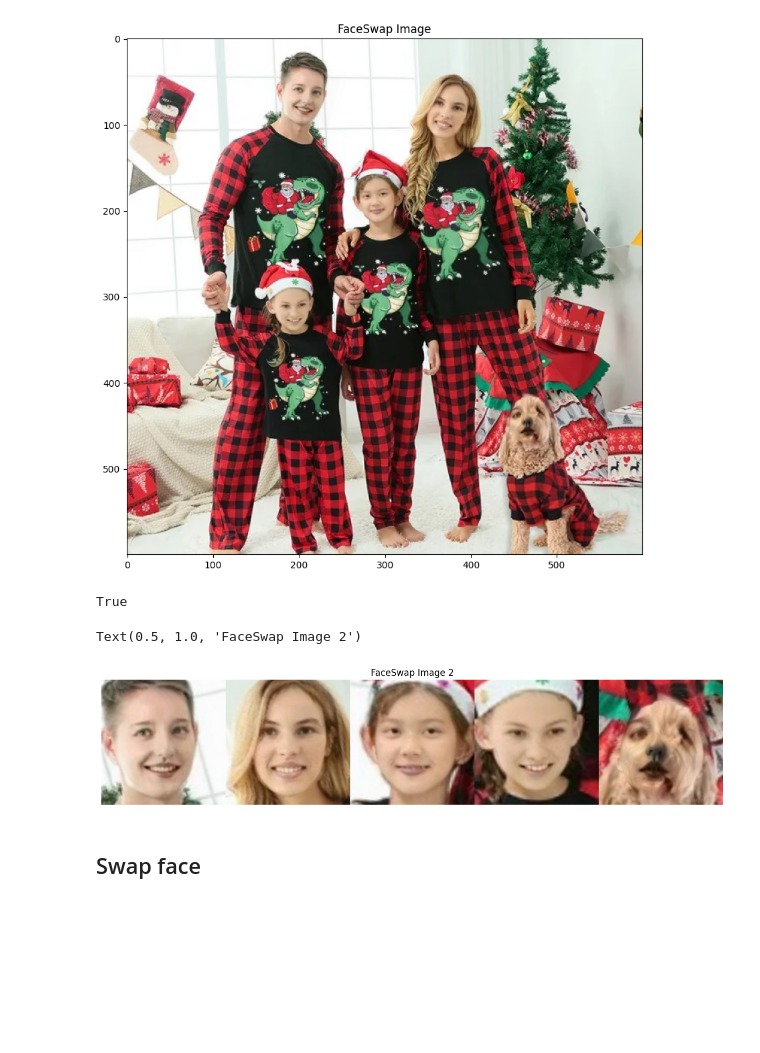
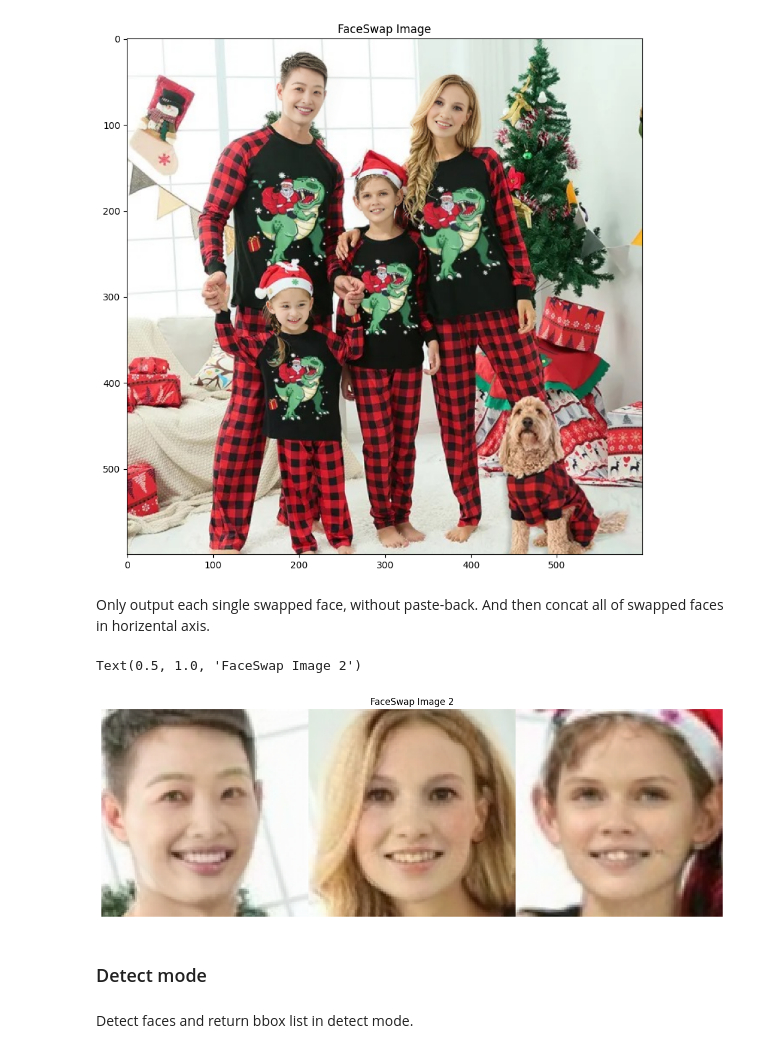
Before and after one commit to FMXExpress/cog-face-swap, a Jupyter notebook: notebook/Insightface_face_swap.ipynb, the cells around one changed output. Drawn from its saved outputs; the diff is of its cells as text; code cells hidden in the pictures; blank space fills up the shorter version.

```diff
--- a/notebook/Insightface_face_swap.ipynb
+++ b/notebook/Insightface_face_swap.ipynb
@@ -77,10 +120,11 @@ from insightface.data import get_image as ins_get_image
 assert insightface.__version__>='0.7'
 
 # Prepare the Face Analysis app
-app = FaceAnalysis(name='buffalo_l')
-app.prepare(ctx_id=0, det_size=(640, 640)) # ctx_id=0 means GPU/CUDA support
+face_analyzer = FaceAnalysis(name='buffalo_l')
+face_analyzer.prepare(ctx_id=0, det_size=(640, 640)) # ctx_id=0 means GPU/CUDA support
 # Load the face swapper model
 swapper = insightface.model_zoo.get_model('./checkpoints/inswapper_128.onnx', download=True, download_zip=True)
+face_enhancer = gfpgan.GFPGANer(model_path='./checkpoints/GFPGANv1.4.pth', upscale=1)
 # %% [output]
 Applied providers: ['CUDAExecutionProvider', 'CPUExecutionProvider'], with options: {'CPUExecutionProvider': {}, 'CUDAExecutionProvider': {'tunable_op_max_tuning_duration_ms': '0', 'enable_skip_layer_ ...
 find model: /root/.insightface/models/buffalo_l/1k3d68.onnx landmark_3d_68 ['None', 3, 192, 192] 0.0 1.0
@@ -187,26 +428,21 @@ plt.title('FaceSwap Image')
 # %% [output]
 Text(0.5, 1.0, 'FaceSwap Image')
 [figure]
-# %%
-# swap each target face areas with corresponding source face and append new faces as a list
-results = []
-for idx, face in enumerate(faces):
-    specific_src_face = src_face_representations[idx % len(src_face_representations)]
-    _img, _ = swapper.get(img, face, specific_src_face, paste_back=False)
-    results.append(_img)
-results = np.concatenate(results, axis=1)
-cv2.imwrite("mf_swapped2.jpg", results)
-# %% [output]
-True
+# %% [markdown]
+Only output each single swapped face, without paste-back. And then concat all of swapped faces in horizental axis.
+# %%
+target, src_faces = preprocess_image(model_faces_list, target_image, False)
+concat_image = swap_faces_output_concat(target, src_faces)
 # %%
 # Display the result image
+# OpenCV loads images in BGR format by default. We'll convert them to RGB to display them correctly in matplotlib.
+display_tmp = cv2.cvtColor(concat_image, cv2.COLOR_BGR2RGB)
+
 plt.figure(figsize=(15, 5))
 plt.plot(1, 5)
-plt.imshow(results)
+plt.imshow(display_tmp)
 plt.axis('off')
 plt.title('FaceSwap Image 2')
 # %% [output]
 Text(0.5, 1.0, 'FaceSwap Image 2')
-[figure, old version]
+[figure, new version]
-# %% [markdown]
-## Swap face
@@ -264,0 +449,4 @@ class Predictor():
+# %% [markdown]
+### Detect mode
+# %% [markdown]
+Detect faces and return bbox list in detect mode.
```
Also changed, not shown: parts of 29 cells of this notebook, 4 other files.
